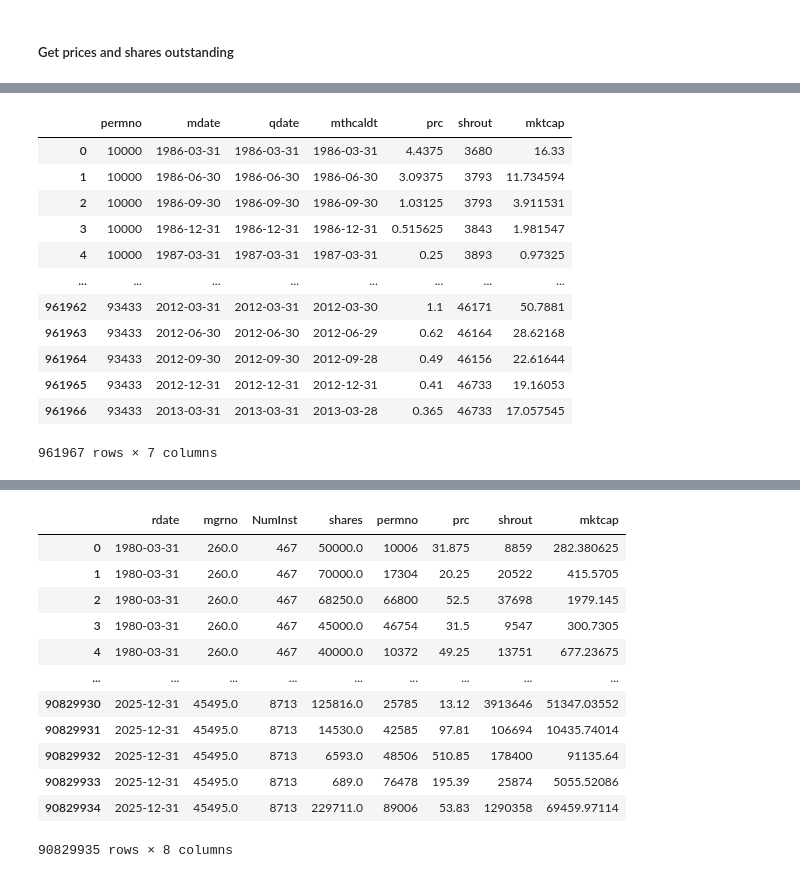
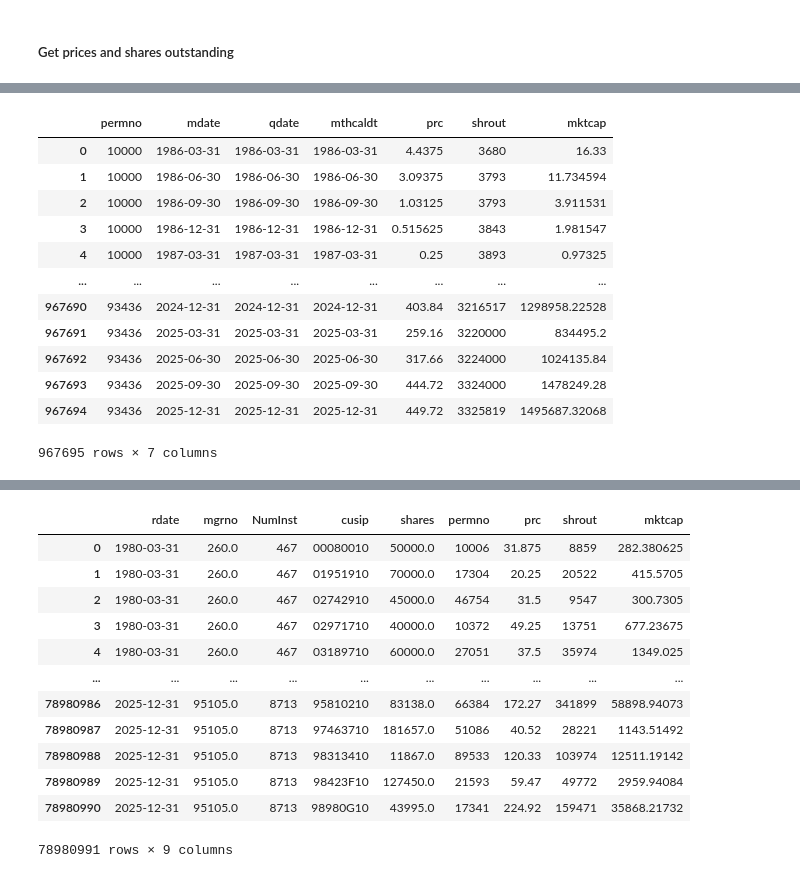
Before and after one commit to rongwang0824/Prepare-Data-for-Asset-Pricing-Projects, a Jupyter notebook: Institutional_Holdings/LSEG_13f_holdings.ipynb, the cells around one changed output, grey strips where cells are left out. Cells and saved outputs as stored; diff of their text form; code cells hidden in the pictures.

```diff
--- a/Institutional_Holdings/LSEG_13f_holdings.ipynb
+++ b/Institutional_Holdings/LSEG_13f_holdings.ipynb
@@ -168,10 +169,14 @@ Wall time: 48.9 s
 # %% [markdown]
 ##### Map cusips to permnos
 # %%
+%%time
 crsp_names = conn.raw_sql("""
-    select distinct permno, cusip, secinfostartdt, secinfoenddt
-    from crsp.wrds_names_query
+    select distinct permno, cusip
+    from crsp.stksecurityinfohdr
     where cusip != ''
 """)
-crsp_names
+
+# Map historical cusip to permno
+holdings_v2 = holdings_v1.merge(crsp_names, how='inner', on='cusip')
+holdings_v2
 # %% [output]
@@ -191,6 +195,0 @@ crsp_names
-# %%
-%%time
-# Map historical cusip to permno
-cusip_permno = crsp_names[['permno', 'cusip']].drop_duplicates()
-holdings_v2 = holdings_v1.merge(cusip_permno, how='inner', on='cusip')
-holdings_v2
@@ -274,16 +201,16 @@ crsp_m = conn.raw_sql(f"""
                       select a.permno, a.mthcaldt,
                       a.mthret, a.mthvol, a.shrout, a.mthprc
                       from crsp.msf_v2 as a
-                      left join crsp.wrds_names_query as b
+                      left join crsp.stksecurityinfohdr as b
                       on a.permno=b.permno
                       and b.secinfostartdt<=a.mthcaldt
                       and a.mthcaldt<=b.secinfoenddt
                       where a.mthcaldt between '{startdate}' and '{enddate}'
-                      and b.sharetype = 'NS'
-                      and b.securitytype = 'EQTY'
-                      and b.securitysubtype = 'COM'
-                      and b.usincflg = 'Y'
-                      and b.issuertype in ('ACOR','CORP')
+                      and a.sharetype = 'NS'
+                      and a.securitytype = 'EQTY'
+                      and a.securitysubtype = 'COM'
+                      and a.usincflg = 'Y'
+                      and a.issuertype in ('ACOR','CORP')
                       """, date_cols=['mthcaldt'])
 
 # Change variable format to int
@@ -331,16 +258,16 @@ crsp_qend
 | 3 | 10000 | 1986-12-31 | 1986-12-31 | 1986-12-31 | 0.515625 | 3843 | 1.981547 |
 | 4 | 10000 | 1987-03-31 | 1987-03-31 | 1987-03-31 | 0.25 | 3893 | 0.97325 |
 | ... | ... | ... | ... | ... | ... | ... | ... |
-| 961962 | 93433 | 2012-03-31 | 2012-03-31 | 2012-03-30 | 1.1 | 46171 | 50.7881 |
-| 961963 | 93433 | 2012-06-30 | 2012-06-30 | 2012-06-29 | 0.62 | 46164 | 28.62168 |
-| 961964 | 93433 | 2012-09-30 | 2012-09-30 | 2012-09-28 | 0.49 | 46156 | 22.61644 |
-| 961965 | 93433 | 2012-12-31 | 2012-12-31 | 2012-12-31 | 0.41 | 46733 | 19.16053 |
-| 961966 | 93433 | 2013-03-31 | 2013-03-31 | 2013-03-28 | 0.365 | 46733 | 17.057545 |
+| 967690 | 93436 | 2024-12-31 | 2024-12-31 | 2024-12-31 | 403.84 | 3216517 | 1298958.22528 |
+| 967691 | 93436 | 2025-03-31 | 2025-03-31 | 2025-03-31 | 259.16 | 3220000 | 834495.2 |
+| 967692 | 93436 | 2025-06-30 | 2025-06-30 | 2025-06-30 | 317.66 | 3224000 | 1024135.84 |
+| 967693 | 93436 | 2025-09-30 | 2025-09-30 | 2025-09-30 | 444.72 | 3324000 | 1478249.28 |
+| 967694 | 93436 | 2025-12-31 | 2025-12-31 | 2025-12-31 | 449.72 | 3325819 | 1495687.32068 |
-961967 rows × 7 columns
+967695 rows × 7 columns
 # %%
 %%time
 # Merge holdings with CRSP
-holdings = pd.merge(holdings_v3, crsp_qend[['qdate','permno','prc','shrout','mktcap']], how='inner', left_on=['permno','rdate'], right_on=['permno','qdate'])
+holdings = pd.merge(holdings_v2, crsp_qend[['qdate','permno','prc','shrout','mktcap']], how='inner', left_on=['permno','rdate'], right_on=['permno','qdate'])
 holdings = holdings.drop(['qdate','fdate'], axis=1)
 
 # Sanity Checks for Duplicates - Ultimately, Should be 0 Duplicates
@@ -352,16 +279,16 @@ Wall time: 38 s
-|  | rdate | mgrno | NumInst | shares | permno | prc | shrout | mktcap |
-| 0 | 1980-03-31 | 260.0 | 467 | 50000.0 | 10006 | 31.875 | 8859 | 282.380625 |
-| 1 | 1980-03-31 | 260.0 | 467 | 70000.0 | 17304 | 20.25 | 20522 | 415.5705 |
-| 2 | 1980-03-31 | 260.0 | 467 | 68250.0 | 66800 | 52.5 | 37698 | 1979.145 |
-| 3 | 1980-03-31 | 260.0 | 467 | 45000.0 | 46754 | 31.5 | 9547 | 300.7305 |
-| 4 | 1980-03-31 | 260.0 | 467 | 40000.0 | 10372 | 49.25 | 13751 | 677.23675 |
-| ... | ... | ... | ... | ... | ... | ... | ... | ... |
-| 90829930 | 2025-12-31 | 45495.0 | 8713 | 125816.0 | 25785 | 13.12 | 3913646 | 51347.03552 |
-| 90829931 | 2025-12-31 | 45495.0 | 8713 | 14530.0 | 42585 | 97.81 | 106694 | 10435.74014 |
-| 90829932 | 2025-12-31 | 45495.0 | 8713 | 6593.0 | 48506 | 510.85 | 178400 | 91135.64 |
-| 90829933 | 2025-12-31 | 45495.0 | 8713 | 689.0 | 76478 | 195.39 | 25874 | 5055.52086 |
-| 90829934 | 2025-12-31 | 45495.0 | 8713 | 229711.0 | 89006 | 53.83 | 1290358 | 69459.97114 |
+|  | rdate | mgrno | NumInst | cusip | shares | permno | prc | shrout | mktcap |
+| 0 | 1980-03-31 | 260.0 | 467 | 00080010 | 50000.0 | 10006 | 31.875 | 8859 | 282.380625 |
+| 1 | 1980-03-31 | 260.0 | 467 | 01951910 | 70000.0 | 17304 | 20.25 | 20522 | 415.5705 |
+| 2 | 1980-03-31 | 260.0 | 467 | 02742910 | 45000.0 | 46754 | 31.5 | 9547 | 300.7305 |
+| 3 | 1980-03-31 | 260.0 | 467 | 02971710 | 40000.0 | 10372 | 49.25 | 13751 | 677.23675 |
+| 4 | 1980-03-31 | 260.0 | 467 | 03189710 | 60000.0 | 27051 | 37.5 | 35974 | 1349.025 |
+| ... | ... | ... | ... | ... | ... | ... | ... | ... | ... |
+| 78980986 | 2025-12-31 | 95105.0 | 8713 | 95810210 | 83138.0 | 66384 | 172.27 | 341899 | 58898.94073 |
+| 78980987 | 2025-12-31 | 95105.0 | 8713 | 97463710 | 181657.0 | 51086 | 40.52 | 28221 | 1143.51492 |
+| 78980988 | 2025-12-31 | 95105.0 | 8713 | 98313410 | 11867.0 | 89533 | 120.33 | 103974 | 12511.19142 |
+| 78980989 | 2025-12-31 | 95105.0 | 8713 | 98423F10 | 127450.0 | 21593 | 59.47 | 49772 | 2959.94084 |
+| 78980990 | 2025-12-31 | 95105.0 | 8713 | 98980G10 | 43995.0 | 17341 | 224.92 | 159471 | 35868.21732 |
-90829935 rows × 8 columns
+78980991 rows × 9 columns
 # %%
 %%time
 # Save
```
Also changed, not shown: parts of 13 cells of this notebook, 1 other file.
